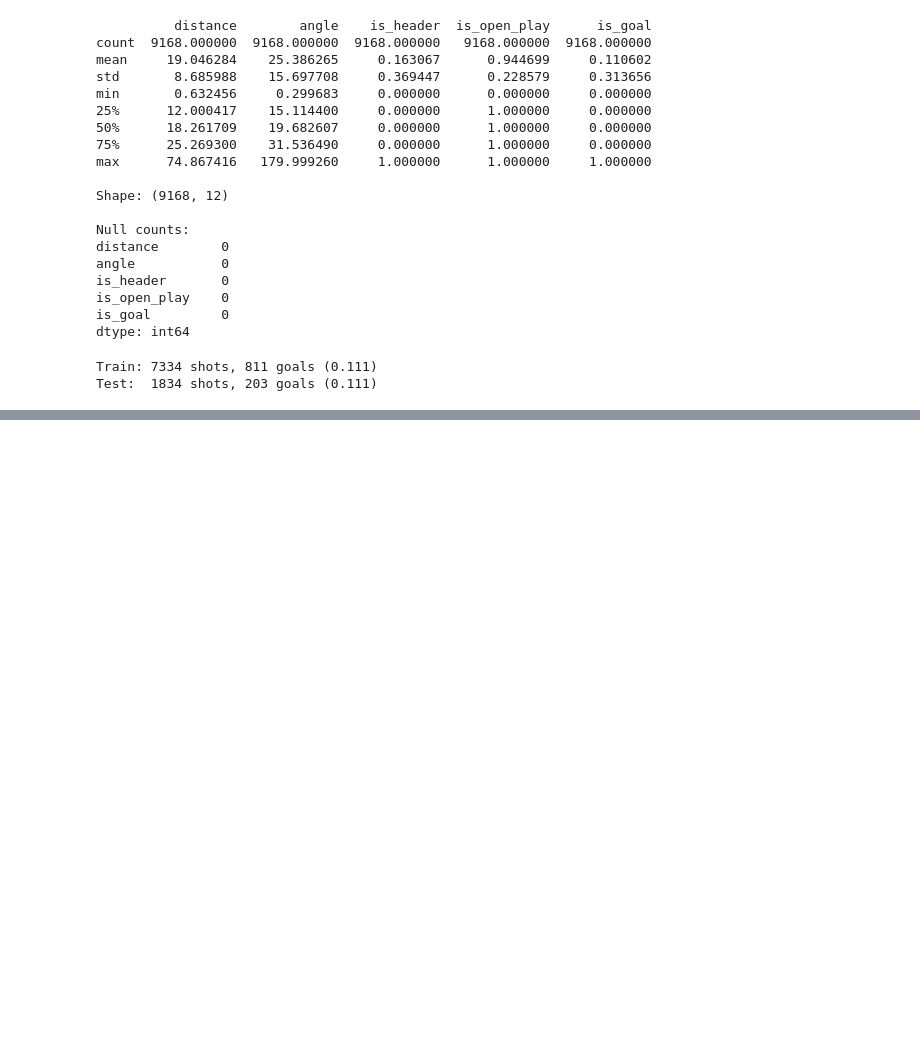
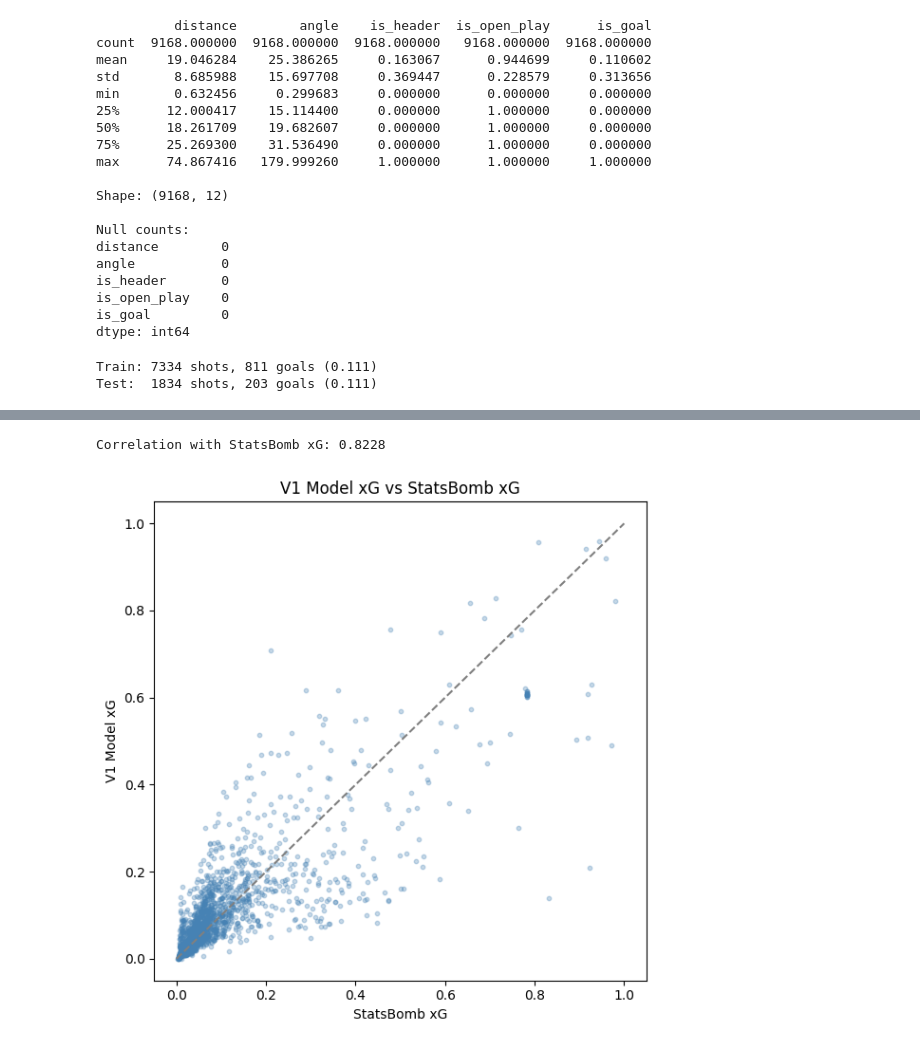
Before and after one commit to inatgomez/xg-model, a Jupyter notebook: model_training.ipynb, the cells around one changed output, grey strips where cells are left out. Saved outputs shown, nothing was run; the diff lists cells and outputs as text; code cells hidden in the pictures; blank space fills up the shorter version.

```diff
--- a/model_training.ipynb
+++ b/model_training.ipynb
@@ -53,0 +92,18 @@ Test:  1834 shots, 203 goals (0.111)
+# %%
+sb_xg = shots.loc[X_test.index, "shot_statsbomb_xg"]
+
+correlation = np.corrcoef(sb_xg, Y_prob)[0, 1]
+print(f"Correlation with StatsBomb xG: {correlation:.4f}")
+
+fig, ax = plt.subplots(figsize=(6, 6))
+ax.scatter(sb_xg, Y_prob, alpha=0.3, s=10, color="steelblue")
+ax.plot([0, 1], [0, 1], linestyle="--", color="gray")
+ax.set_xlabel("StatsBomb xG")
+ax.set_ylabel("V1 Model xG")
+ax.set_title("V1 Model xG vs StatsBomb xG")
+plt.tight_layout()
+plt.savefig("outputs/xg_comparison_scatter_v1.png", dpi=150)
+plt.show()
+# %% [output]
+Correlation with StatsBomb xG: 0.8228
+[figure, added]
```
Also changed, not shown: parts of 4 cells of this notebook, 3 other files.
